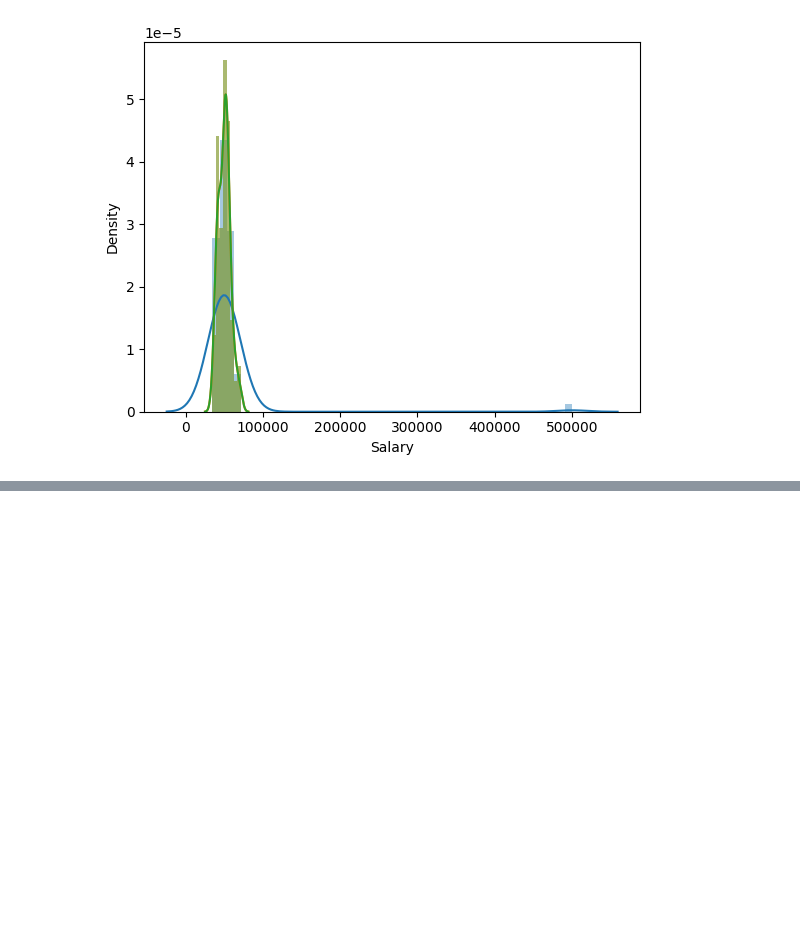
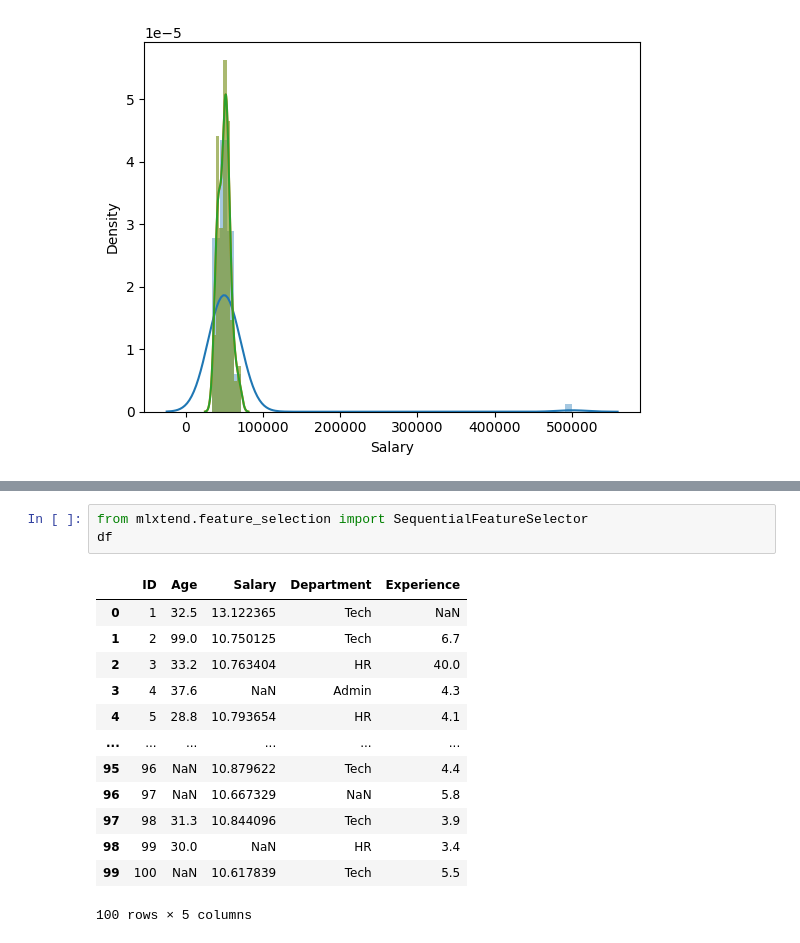
Before and after one commit to Jenil020/python, a Jupyter notebook: ML.ipynb, the cells around one changed output, grey strips where cells are left out. Cells and saved outputs as stored; diff of their text form; blank space fills up the shorter version.

```diff
--- a/ML.ipynb
+++ b/ML.ipynb
@@ -248,0 +345,17 @@ https://gist.github.com/mwaskom/de44147ed2974457ad6372750bbe5751
+# %%
+from mlxtend.feature_selection import SequentialFeatureSelector
+df
+# %% [output]
+|  | ID | Age | Salary | Department | Experience |
+| 0 | 1 | 32.5 | 13.122365 | Tech | NaN |
+| 1 | 2 | 99.0 | 10.750125 | Tech | 6.7 |
+| 2 | 3 | 33.2 | 10.763404 | HR | 40.0 |
+| 3 | 4 | 37.6 | NaN | Admin | 4.3 |
+| 4 | 5 | 28.8 | 10.793654 | HR | 4.1 |
+| ... | ... | ... | ... | ... | ... |
+| 95 | 96 | NaN | 10.879622 | Tech | 4.4 |
+| 96 | 97 | NaN | 10.667329 | NaN | 5.8 |
+| 97 | 98 | 31.3 | 10.844096 | Tech | 3.9 |
+| 98 | 99 | 30.0 | NaN | HR | 3.4 |
+| 99 | 100 | NaN | 10.617839 | Tech | 5.5 |
+100 rows × 5 columns
```
Also changed, not shown: parts of 7 cells of this notebook.
